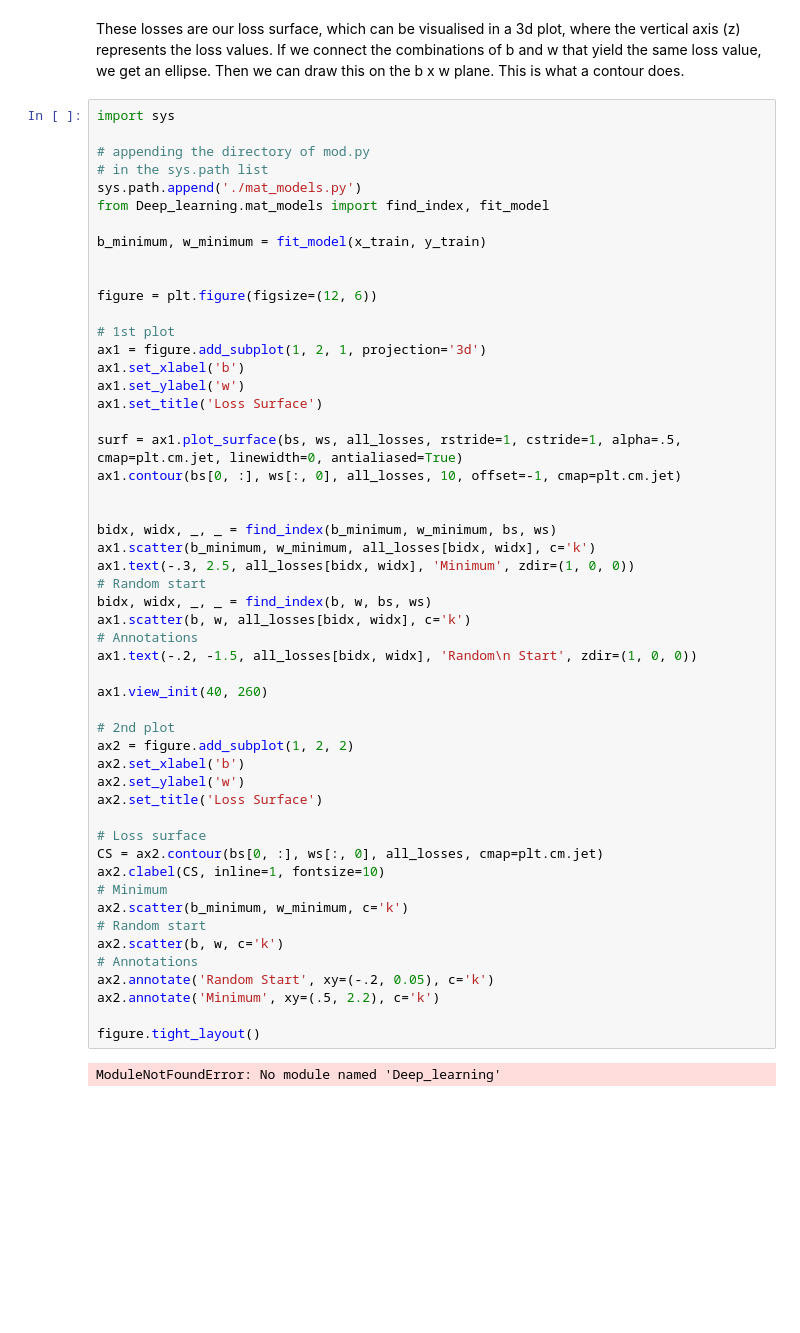
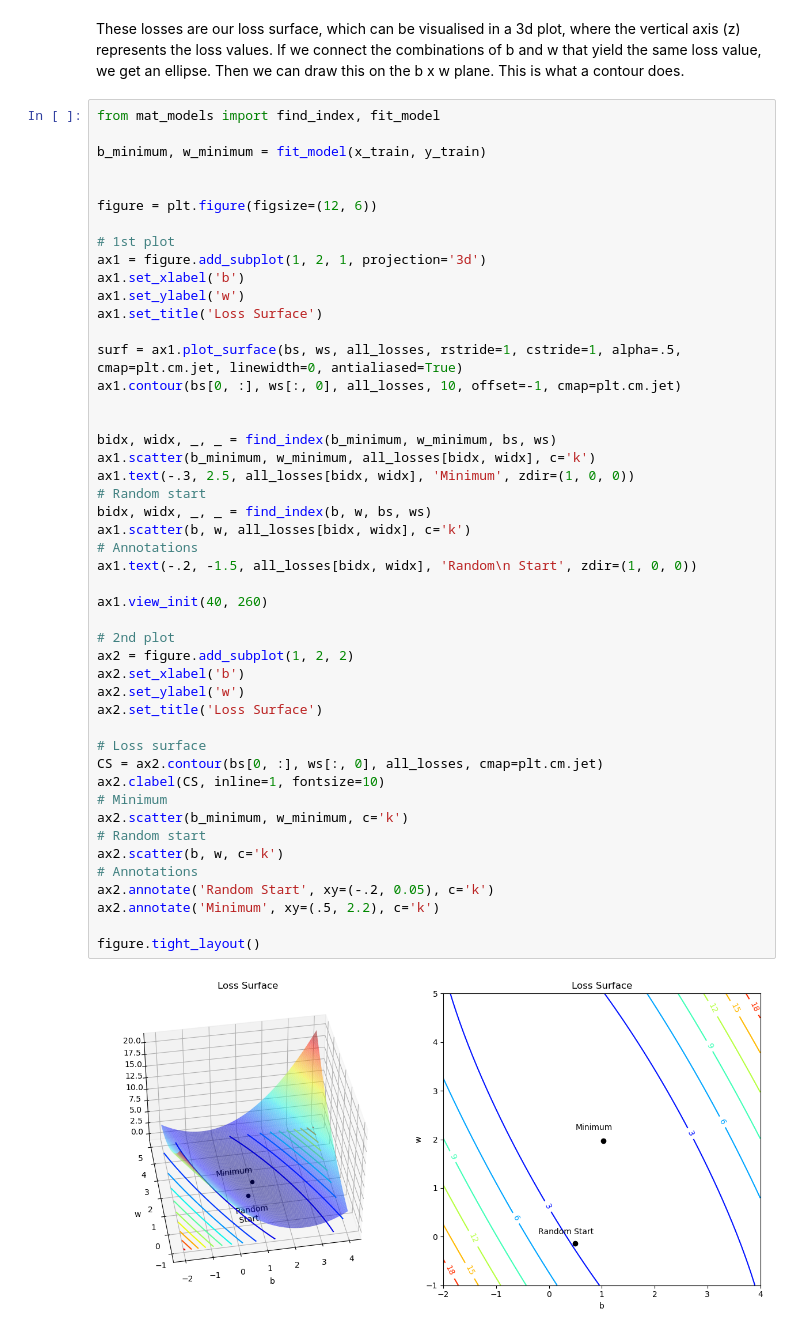
Before and after one commit to Leo-Nguyen-LM/Deep_learning, a Jupyter notebook: Chapter_1.ipynb, the cells around one changed output. Saved outputs shown, nothing was run; the diff lists cells and outputs as text; blank space fills up the shorter version.

```diff
--- a/Chapter_1.ipynb
+++ b/Chapter_1.ipynb
@@ -193,12 +229,7 @@ These losses are our loss surface, which can be visualised in a 3d plot, where t
 If we connect the combinations of b and w that yield the same loss value, we get an ellipse. Then we can draw this on the b x w plane.
 This is what a contour does.
 # %%
-import sys
-
-# appending the directory of mod.py
-# in the sys.path list
-sys.path.append('./mat_models.py')
-from Deep_learning.mat_models import find_index, fit_model
+from mat_models import find_index, fit_model
 
 b_minimum, w_minimum = fit_model(x_train, y_train)
 
@@ -218,31 +249,31 @@ ax1.contour(bs[0, :], ws[:, 0], all_losses, 10, offset=-1, cmap=plt.cm.jet)
 bidx, widx, _, _ = find_index(b_minimum, w_minimum, bs, ws)
 ax1.scatter(b_minimum, w_minimum, all_losses[bidx, widx], c='k')
 ax1.text(-.3, 2.5, all_losses[bidx, widx], 'Minimum', zdir=(1, 0, 0))
 # Random start
 bidx, widx, _, _ = find_index(b, w, bs, ws)
 ax1.scatter(b, w, all_losses[bidx, widx], c='k')
 # Annotations
 ax1.text(-.2, -1.5, all_losses[bidx, widx], 'Random\n Start', zdir=(1, 0, 0))
 
 ax1.view_init(40, 260)
 
 # 2nd plot
 ax2 = figure.add_subplot(1, 2, 2)
 ax2.set_xlabel('b')
 ax2.set_ylabel('w')
 ax2.set_title('Loss Surface')
 
 # Loss surface
 CS = ax2.contour(bs[0, :], ws[:, 0], all_losses, cmap=plt.cm.jet)
 ax2.clabel(CS, inline=1, fontsize=10)
 # Minimum
 ax2.scatter(b_minimum, w_minimum, c='k')
 # Random start
 ax2.scatter(b, w, c='k')
 # Annotations
 ax2.annotate('Random Start', xy=(-.2, 0.05), c='k')
 ax2.annotate('Minimum', xy=(.5, 2.2), c='k')
 
 figure.tight_layout()
 # %% [output]
-ModuleNotFoundError: No module named 'Deep_learning'
+[figure, added]
```
Also changed, not shown: parts of 10 cells of this notebook.
